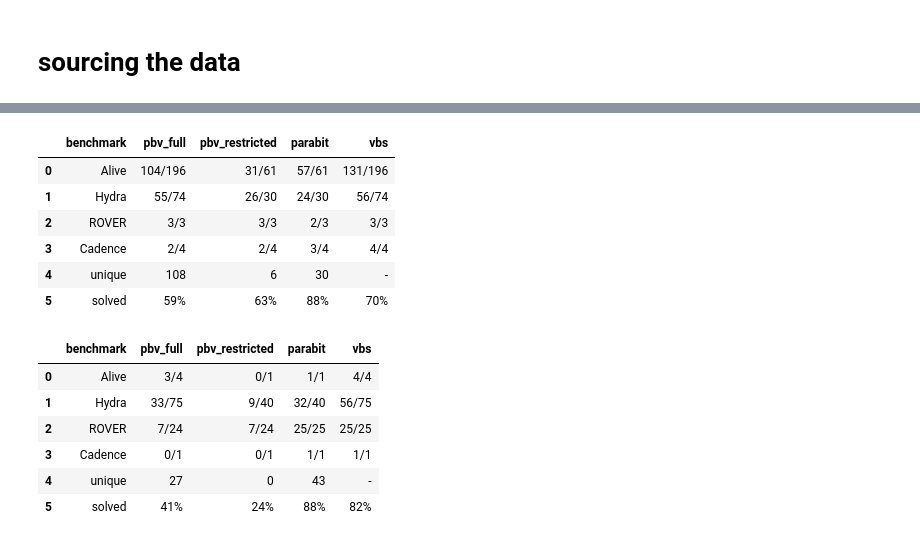
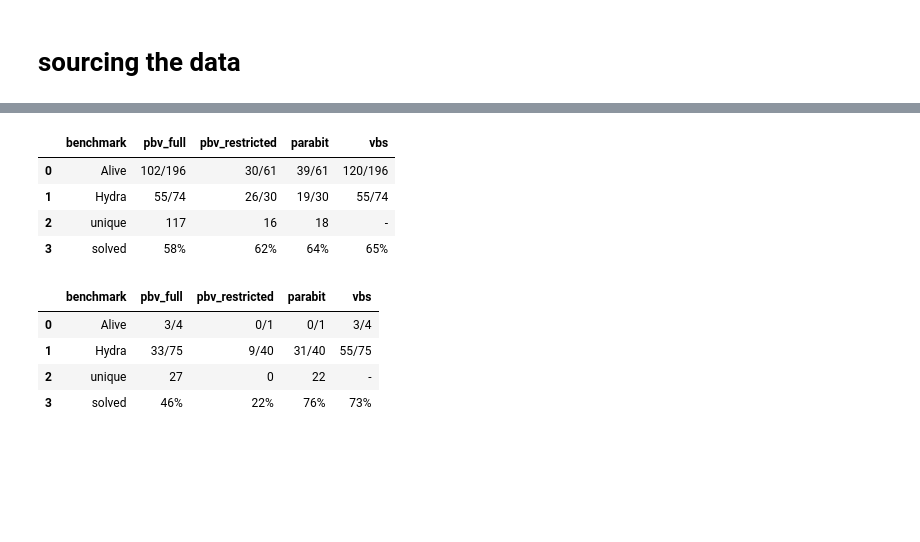
Before and after one commit to luigirinaldi/CAV, a Jupyter notebook: scripts/plots/eval_graphs.ipynb, the cells around one changed output, grey strips where cells are left out. Cells and saved outputs as stored; diff of their text form; code cells hidden in the pictures; blank space fills up the shorter version.

```diff
--- a/scripts/plots/eval_graphs.ipynb
+++ b/scripts/plots/eval_graphs.ipynb
@@ -8,34 +8,42 @@ import pandas as pd
 import math
 import json
 
+# nbconvert sets cwd to the notebook's directory (plots/); fix it to scripts/
+if not (Path.cwd() / 'plots').exists():
+    os.chdir(Path.cwd().parent)
+
 from plots.utils import load_sledge_data, prepare_step_data
 
 plt.style.use("./plots/latex_style.mplstyle")
 
+smoke_test = os.environ.get("SMOKE_TEST", "0") == "1"
+
 benches = ["ROVER", "Hydra", "Alive", "Cadence"]
+active_benches = ["Alive", "Hydra"] if smoke_test else benches
 
-RESULTS_DIR = Path("../results")
-RESULTS_DIR_ALT = Path("../benchmarks/results")
+RESULTS_DIR = Path("../results") if not smoke_test else Path("../smoke_test")
+# RESULTS_DIR_ALT = Path("../benchmarks/results")
 
 BENCH_BASE = Path("../benchmarks")
 
 FIGURES_PATH = RESULTS_DIR / "plots"
-
-TABLE_OUTPUT = RESULTS_DIR / 'tables'
+TABLE_OUTPUT = RESULTS_DIR / "tables"
 
 TIMEOUT = 60_000  # timeout in milliseconds
 
 os.makedirs(FIGURES_PATH, exist_ok=True)
+os.makedirs(TABLE_OUTPUT, exist_ok=True)
 
 parabit = {}
 pbv = {}
 
-pbv["Alive"] = pd.read_csv(f"{RESULTS_DIR_ALT}/solver/alive_smt2/results.csv")
-pbv["Hydra"] = pd.read_csv(f"{RESULTS_DIR_ALT}/solver/hydra_smt2/results.csv")
-pbv["Cadence"] = pd.read_csv(f"{RESULTS_DIR_ALT}/solver/Cadence_smt2/summary.csv")
-pbv["ROVER"] = pd.read_csv(f"{RESULTS_DIR_ALT}/solver/rover_smt2/summary.csv")
+for bench in active_benches:
+    if bench in ("Alive", "Hydra"):
+        pbv[bench] = pd.read_csv(f"{RESULTS_DIR}/pbv/{bench}/results.csv")
+    else:
+        pbv[bench] = pd.read_csv(f"{RESULTS_DIR}/pbv/{bench}/summary.csv")
 
-for bench in benches:
+for bench in active_benches:
     parabit[bench] = pd.read_csv(f"{RESULTS_DIR}/parabit/{bench}/results.csv")
     parabit[bench]["time_taken"] = (
         parabit[bench]["time_taken"] * 1000
@@ -56,7 +64,7 @@ for bench in benches:
 # pbv, parabit, mirabelle
 # %%
 datas = {}
-for i, bench in enumerate(benches):
+for i, bench in enumerate(active_benches):
     all_names = set(parabit[bench]["file"]) | set(pbv[bench]["file"])
 
     data = pd.DataFrame()
@@ -89,9 +97,7 @@ for i, bench in enumerate(benches):
         {"SUCCESS": True, "FAILED": False}
     )
 
-    # mir = mirabelle[bench]['nolemma'].set_index('name')
-    # data['nolemma'] = mir['time'].where(mir['timeout'] == False)
     datas[bench] = data
 
-datas["Hydra"]
+datas[active_benches[0]]
 # %% [output]
@@ -116,7 +120,7 @@ Cadence 5
 single_width = {}
 multi_width = {}
 
-for bench in benches:
+for bench in active_benches:
     single_filename = BENCH_BASE / bench / "singlewidth.txt"
     with open(single_filename, "r") as f:
         filter_values = [l.strip() for l in f.readlines()]
@@ -147,7 +151,7 @@ for table in [single, multi]:
         if k != "benchmark":
             table[k] = [0, 0, 0]
 
-for bench in ["Alive", "Hydra", "ROVER", "Cadence"]:
+for bench in active_benches:
     data = datas[bench]
     sw = data["name"].isin(single_width[bench])
     mw = data["name"].isin(multi_width[bench])
@@ -211,46 +215,42 @@ for bench in ["Alive", "Hydra", "ROVER", "Cadence"]:
 
     multi["parabit"].append(
         f"{len(data[mw & data['parabit_result'] & pb])}/{len(data[mw & pb])}"
     )
     multi["parabit"][2] += len(data[mw & pb])
     multi["parabit"][1] += len(data[mw & data["parabit_result"] & pb])
     multi["parabit"][0] += len(
         data[mw & data["parabit_result"] & pb & (data["pbv_result"] != True)]
     )
 
     multi["vbs"].append(f"{len(data[mw & both])}/{len(data[mw])}")
     multi["vbs"][2] += len(data[mw])
     multi["vbs"][1] += len(data[mw & both])
 
 for table in [single, multi]:
     table['vbs'][0] = '-'
     for key in table:
         if key != "benchmark":
             table[key][1] = f"{table[key][1]/table[key][2]:.0%}"
         table[key].pop(2)
         table[key].append(table[key].pop(0))
         table[key].append(table[key].pop(0))
 
 single_df = pd.DataFrame(single)
 multi_df = pd.DataFrame(multi)
 
 display(single_df)
 display(multi_df)
 # %% [output]
 |  | benchmark | pbv_full | pbv_restricted | parabit | vbs |
-| 0 | Alive | 104/196 | 31/61 | 57/61 | 131/196 |
-| 1 | Hydra | 55/74 | 26/30 | 24/30 | 56/74 |
-| 2 | ROVER | 3/3 | 3/3 | 2/3 | 3/3 |
-| 3 | Cadence | 2/4 | 2/4 | 3/4 | 4/4 |
-| 4 | unique | 108 | 6 | 30 | - |
-| 5 | solved | 59% | 63% | 88% | 70% |
+| 0 | Alive | 102/196 | 30/61 | 39/61 | 120/196 |
+| 1 | Hydra | 55/74 | 26/30 | 19/30 | 55/74 |
+| 2 | unique | 117 | 16 | 18 | - |
+| 3 | solved | 58% | 62% | 64% | 65% |
 |  | benchmark | pbv_full | pbv_restricted | parabit | vbs |
-| 0 | Alive | 3/4 | 0/1 | 1/1 | 4/4 |
-| 1 | Hydra | 33/75 | 9/40 | 32/40 | 56/75 |
-| 2 | ROVER | 7/24 | 7/24 | 25/25 | 25/25 |
-| 3 | Cadence | 0/1 | 0/1 | 1/1 | 1/1 |
-| 4 | unique | 27 | 0 | 43 | - |
-| 5 | solved | 41% | 24% | 88% | 82% |
+| 0 | Alive | 3/4 | 0/1 | 0/1 | 3/4 |
+| 1 | Hydra | 33/75 | 9/40 | 31/40 | 55/75 |
+| 2 | unique | 27 | 0 | 22 | - |
+| 3 | solved | 46% | 22% | 76% | 73% |
 # %%
 # Save tables
 
```
Also changed, not shown: parts of 3 cells of this notebook, 4 other files.
